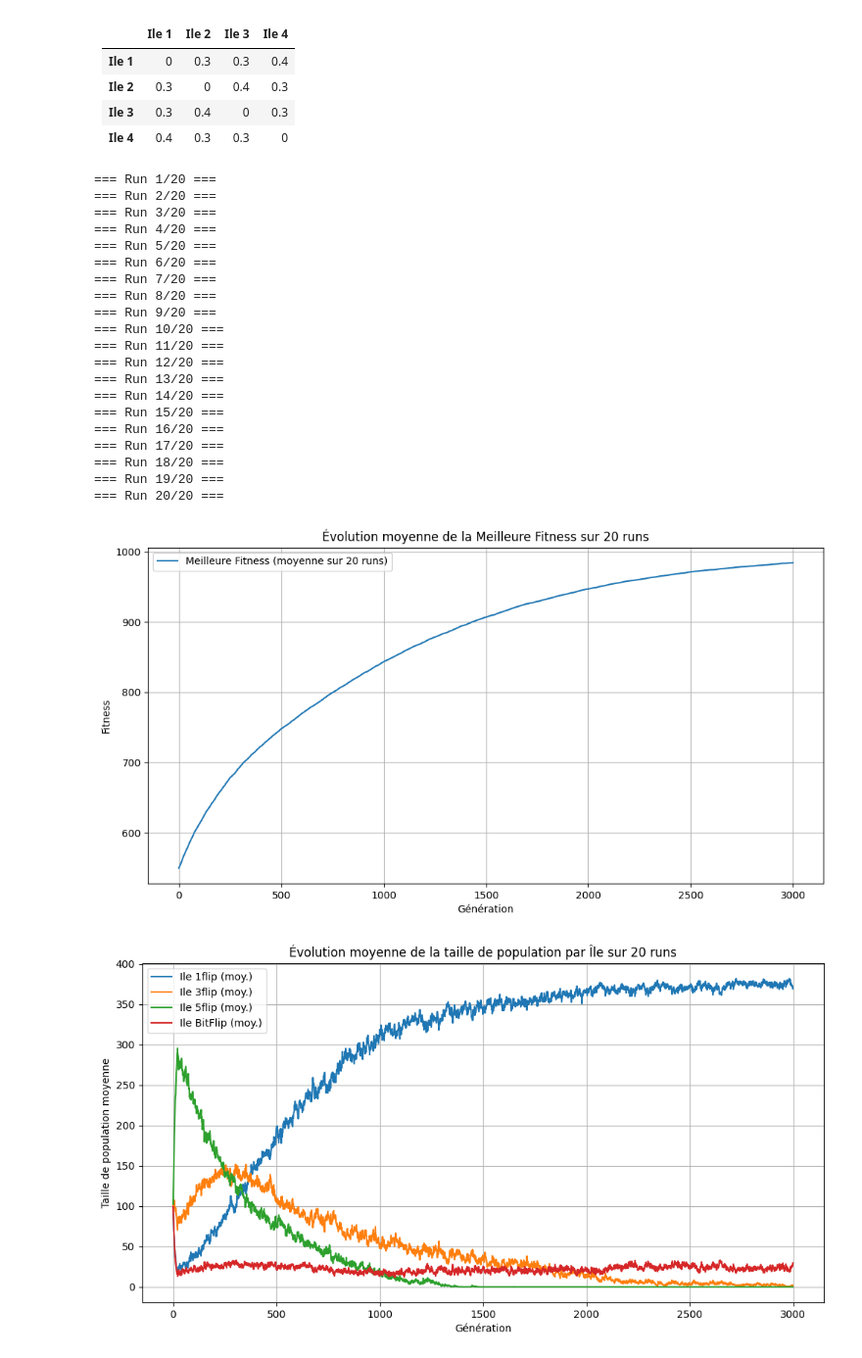
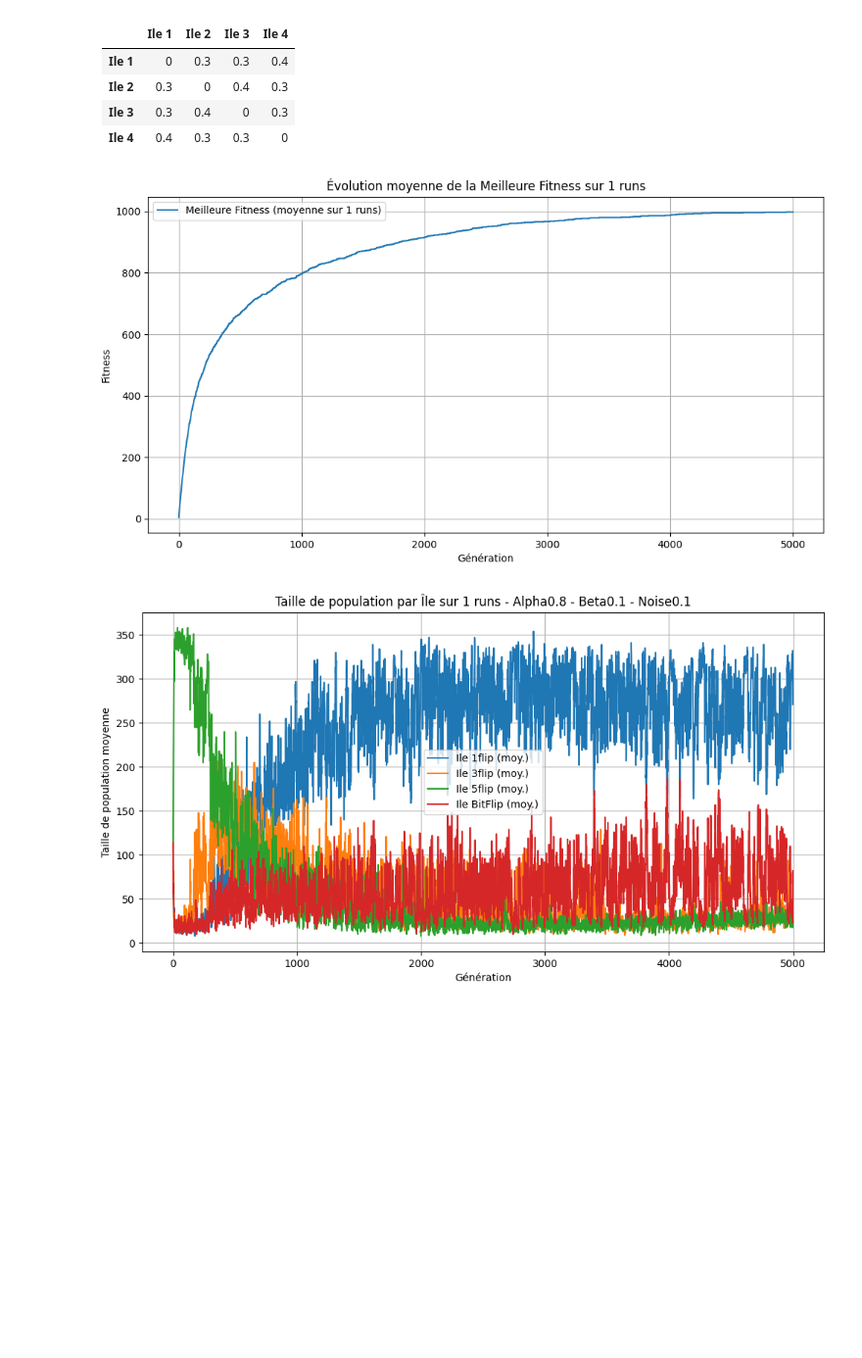
Before and after one commit to LandOS973/Decision, a Jupyter notebook: island.ipynb, the cells around one changed output. Shown at 98% size. Cells and saved outputs as stored; diff of their text form; code cells hidden in the pictures; blank space fills up the shorter version.

```diff
--- a/island.ipynb
+++ b/island.ipynb
@@ -84,9 +14,9 @@ from collections import defaultdict
 # Définition des constantes globales
 TAILLE_VECTEUR = 1000
 TAILLE_POPULATION = 100
-MAX_ITER = 3000
+MAX_ITER = 5000
 N = 4  # Nombre d'îles
-NB_RUNS = 20  # On répète l'expérience 20 fois
+NB_RUNS = 1  # On répète l'expérience 20 fois
 
 # ------------------------------------------------------------
 # Opérateurs de mutation
@@ -127,8 +57,8 @@ def mutationBitFlip(bits):
 # ------------------------------------------------------------
 class Individu:
     def __init__(self):
-        # Initialisation aléatoire des bits
-        self.bits = [random.randint(0, 1) for _ in range(TAILLE_VECTEUR)]
+        # Initialisation de bits a 0
+        self.bits = [0 for _ in range(TAILLE_VECTEUR)]
         self.origin = None
         self.currentIsland = None
         self.upgrade = 0
@@ -186,9 +116,9 @@ class Archipelo:
         self.bestIndividual = None
 
         # Paramètres d'apprentissage / bruit
-        self.alpha = 0.9
-        self.beta = 0.001
-        self.noise = 0.001
+        self.alpha = 0.8
+        self.beta = 0.1
+        self.noise = 0.1
 
     def getBestElement(self):
         best_elements = []
@@ -324,6 +254,8 @@ def run_experiment():
     best_fitness_history = []
 
     for generation in range(MAX_ITER):
+        if archipelo.bestFitness == TAILLE_VECTEUR:
+            break
         archipelo.run_one_generation()
 
         # Sauvegarder la best_fitness
@@ -343,7 +275,7 @@ def run_experiment():
                     population_history[island.name].append(len(island.population))
             break
 
-    return best_fitness_history, population_history
+    return best_fitness_history, population_history, archipelo
 
 
 def main():
@@ -352,8 +284,7 @@ def main():
     all_population_runs = []  # liste de population_history pour chaque run
 
     for run_index in range(NB_RUNS):
-        print(f"=== Run {run_index+1}/{NB_RUNS} ===")
-        bf_history, pop_history = run_experiment()
+        bf_history, pop_history, archipelo = run_experiment()
         all_fitness_runs.append(bf_history)
         all_population_runs.append(pop_history)
 
@@ -379,53 +310,33 @@ def main():
         for gen in range(MAX_ITER):
             s = 0.0
             for r in range(NB_RUNS):
                 s += all_population_runs[r][name][gen]
             avg_populations[name][gen] = s / NB_RUNS
 
     # 3) Tracer les courbes moyennes
     # a) Meilleure fitness moyenne
     plt.figure(figsize=(12, 6))
     plt.plot(avg_best_fitness, label="Meilleure Fitness (moyenne sur " + str(NB_RUNS) + " runs)")
     plt.xlabel('Génération')
     plt.ylabel('Fitness')
     plt.title('Évolution moyenne de la Meilleure Fitness sur ' + str(NB_RUNS) + ' runs')
     plt.legend()
     plt.grid(True)
     plt.show()
 
     # b) Taille de population moyenne
     plt.figure(figsize=(12, 6))
     for name in island_names:
         plt.plot(avg_populations[name], label=f"{name} (moy.)")
     plt.xlabel('Génération')
     plt.ylabel('Taille de population moyenne')
-    plt.title('Évolution moyenne de la taille de population par Île sur ' + str(NB_RUNS) + ' runs')
+    plt.title('Taille de population par Île sur ' + str(NB_RUNS) + ' runs' + ' - Alpha' + str(archipelo.alpha) + ' - Beta' + str(archipelo.beta) + ' - Noise' + str(archipelo.noise))
     plt.legend()
     plt.grid(True)
     plt.show()
 
 if __name__ == "__main__":
     main()
 # %% [output]
-=== Run 1/20 ===
-=== Run 2/20 ===
-=== Run 3/20 ===
-=== Run 4/20 ===
-=== Run 5/20 ===
-=== Run 6/20 ===
-=== Run 7/20 ===
-=== Run 8/20 ===
-=== Run 9/20 ===
-=== Run 10/20 ===
-=== Run 11/20 ===
-=== Run 12/20 ===
-=== Run 13/20 ===
-=== Run 14/20 ===
-=== Run 15/20 ===
-=== Run 16/20 ===
-=== Run 17/20 ===
-=== Run 18/20 ===
-=== Run 19/20 ===
-=== Run 20/20 ===
-[figure, old version]
+[figure, new version]
-[figure, old version]
+[figure, new version]
```
Also changed, not shown: parts of 1 cell of this notebook, 18 other files.
